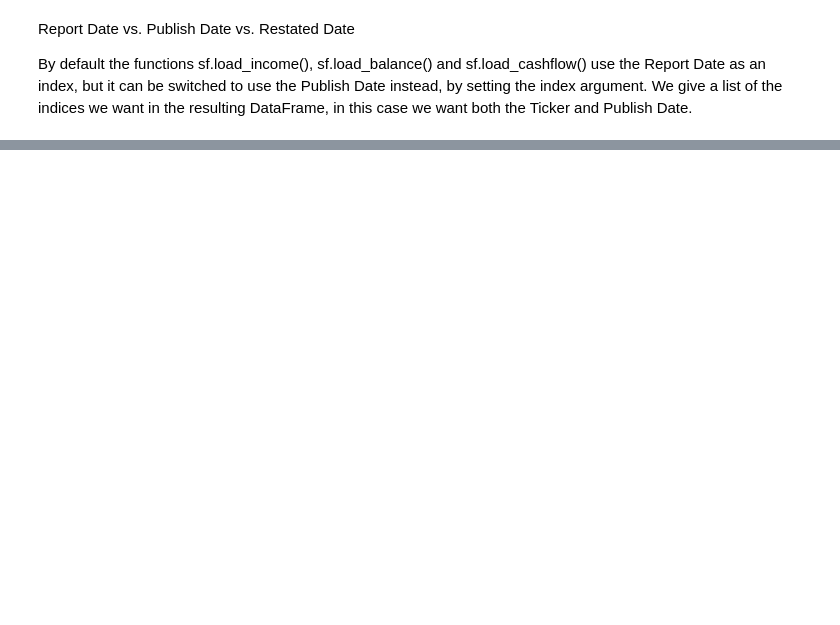
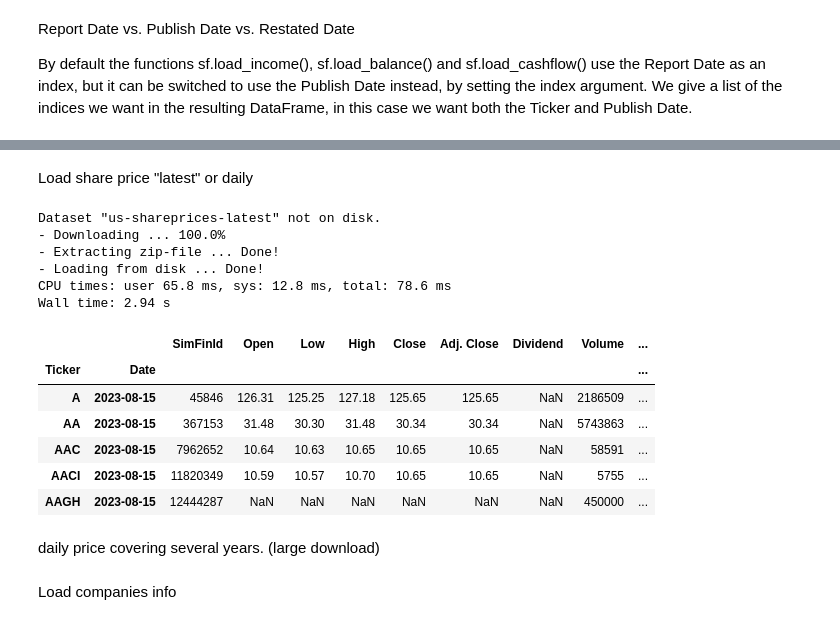
Before and after one commit to gp1981/ValueInvestSimFin, a Jupyter notebook: Tutorial_Jupyter.ipynb, the cells around one changed output, grey strips where cells are left out. Saved outputs shown, nothing was run; the diff lists cells and outputs as text; code cells hidden in the pictures; blank space fills up the shorter version.

Commit message:
New: more details companies and sectors

```diff
--- a/Tutorial_Jupyter.ipynb
+++ b/Tutorial_Jupyter.ipynb
@@ -308,0 +312,5 @@ A      2017-12-21      2018-12-20     322000000.0       326000000.0
+# %%
+df_income3 = sf.add_date_offset(df=df_income,
+                                date_index=REPORT_DATE,
+                                offset=pd.DateOffset(days=90))
+print(df_income3.head())
@@ -308,0 +357,22 @@ A      2017-12-21      2018-12-20     322000000.0       326000000.0
+# %% [markdown]
+Load share price "latest" or daily
+# %%
+%%time
+df_prices_latest = sf.load_shareprices(variant='latest', market='us')
+df_prices_latest.head()
+# %% [output]
+Dataset "us-shareprices-latest" not on disk.
+- Downloading ... 100.0%
+- Extracting zip-file ... Done!
+- Loading from disk ... Done!
+CPU times: user 65.8 ms, sys: 12.8 ms, total: 78.6 ms
+Wall time: 2.94 s
+|  |  | SimFinId | Open | Low | High | Close | Adj. Close | Dividend | Volume | ... |
+| Ticker | Date |  |  |  |  |  |  |  |  | ... |
+| A | 2023-08-15 | 45846 | 126.31 | 125.25 | 127.18 | 125.65 | 125.65 | NaN | 2186509 | ... |
+| AA | 2023-08-15 | 367153 | 31.48 | 30.30 | 31.48 | 30.34 | 30.34 | NaN | 5743863 | ... |
+| AAC | 2023-08-15 | 7962652 | 10.64 | 10.63 | 10.65 | 10.65 | 10.65 | NaN | 58591 | ... |
+| AACI | 2023-08-15 | 11820349 | 10.59 | 10.57 | 10.70 | 10.65 | 10.65 | NaN | 5755 | ... |
+| AAGH | 2023-08-15 | 12444287 | NaN | NaN | NaN | NaN | NaN | NaN | 450000 | ... |
+# %% [markdown]
+daily price covering several years. (large download)
@@ -308,0 +382,2 @@ A      2017-12-21      2018-12-20     322000000.0       326000000.0
+# %% [markdown]
+Load companies info
```
Also changed, not shown: parts of 20 cells of this notebook, 1 other file.
